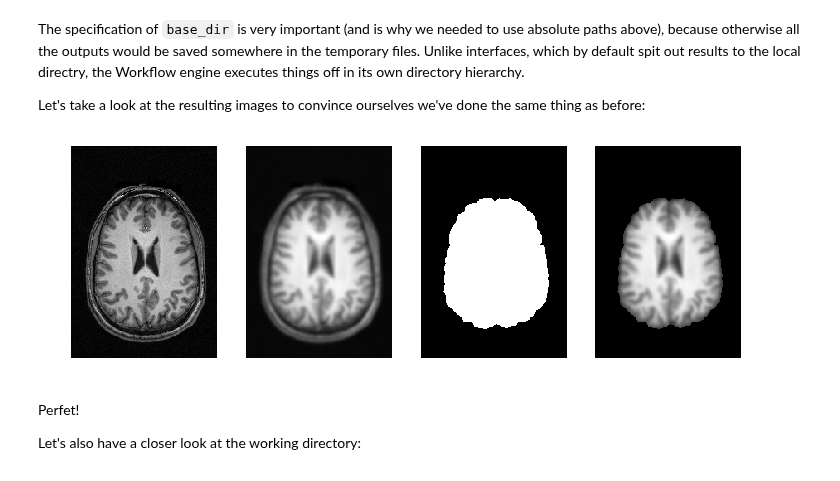
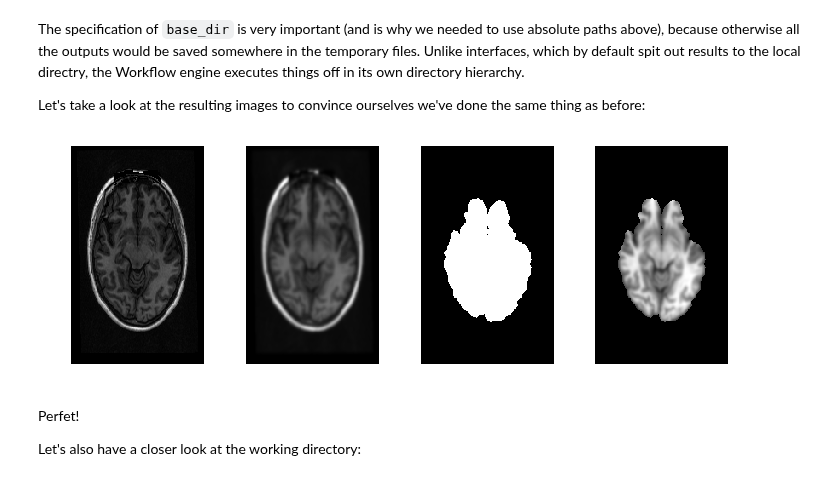
Before and after one commit to miykael/nipype_tutorial, a Jupyter notebook: notebooks/basic_workflow.ipynb, the cells around one changed output. Drawn from its saved outputs; the diff is of its cells as text; code cells hidden in the pictures.

```diff
--- a/notebooks/basic_workflow.ipynb
+++ b/notebooks/basic_workflow.ipynb
@@ -53,6 +55,6 @@ f = plt.figure(figsize=(12, 4))
 for i, img in enumerate(["T1w", "T1w_smooth",
                          "T1w_brain_mask", "T1w_smooth_mask"]):
     f.add_subplot(1, 4, i + 1)
-    plot_slice("/data/ds102/sub-02/anat/sub-02_%s.nii.gz" % img)
+    plot_slice("/data/ds000114/sub-02/anat/sub-02_%s.nii.gz" % img)
     plt.title(img)
 # %% [output]
@@ -66,29 +68,29 @@ from nipype.interfaces import fsl
 
 # Skullstrip process
 skullstrip = fsl.BET(
-    in_file="/data/ds102/sub-02/anat/sub-02_T1w.nii.gz",
-    out_file="/data/ds102/sub-02/anat/sub-02_T1w_brain.nii.gz",
+    in_file="/data/ds000114/sub-02/anat/sub-02_T1w.nii.gz",
+    out_file="/data/ds000114/sub-02/anat/sub-02_T1w_brain.nii.gz",
     mask=True)
 skullstrip.run()
 
 # Smoothing process
 smooth = fsl.IsotropicSmooth(
-    in_file="/data/ds102/sub-02/anat/sub-02_T1w.nii.gz",
-    out_file="/data/ds102/sub-02/anat/sub-02_T1w_smooth.nii.gz",
+    in_file="/data/ds000114/sub-02/anat/sub-02_T1w.nii.gz",
+    out_file="/data/ds000114/sub-02/anat/sub-02_T1w_smooth.nii.gz",
     fwhm=4)
 smooth.run()
 
 # Masking process
 mask = fsl.ApplyMask(
-    in_file="/data/ds102/sub-02/anat/sub-02_T1w_smooth.nii.gz",
-    out_file="/data/ds102/sub-02/anat/sub-02_T1w_smooth_mask.nii.gz",
-    mask_file="/data/ds102/sub-02/anat/sub-02_T1w_brain_mask.nii.gz")
+    in_file="/data/ds000114/sub-02/anat/sub-02_T1w_smooth.nii.gz",
+    out_file="/data/ds000114/sub-02/anat/sub-02_T1w_smooth_mask.nii.gz",
+    mask_file="/data/ds000114/sub-02/anat/sub-02_T1w_brain_mask.nii.gz")
 mask.run()
 
 f = plt.figure(figsize=(12, 4))
 for i, img in enumerate(["T1w", "T1w_smooth",
                          "T1w_brain_mask", "T1w_smooth_mask"]):
     f.add_subplot(1, 4, i + 1)
-    plot_slice("/data/ds102/sub-02/anat/sub-02_%s.nii.gz" % img)
+    plot_slice("/data/ds000114/sub-02/anat/sub-02_%s.nii.gz" % img)
     plt.title(img)
 # %% [output]
@@ -104,12 +106,12 @@ from nipype.interfaces import fsl
 
 # Skullstrip process
 skullstrip = fsl.BET(
-    in_file="/data/ds102/sub-02/anat/sub-02_T1w.nii.gz", mask=True)
+    in_file="/data/ds000114/sub-02/anat/sub-02_T1w.nii.gz", mask=True)
 bet_result = skullstrip.run()  # skullstrip object
 
 # Smooth process
 smooth = fsl.IsotropicSmooth(
-    in_file="/data/ds102/sub-02/anat/sub-02_T1w.nii.gz", fwhm=4)
+    in_file="/data/ds000114/sub-02/anat/sub-02_T1w.nii.gz", fwhm=4)
 smooth_result = smooth.run()  # smooth object
 
 # Mask process
@@ -121,6 +123,6 @@ f = plt.figure(figsize=(12, 4))
 for i, img in enumerate(["T1w", "T1w_smooth",
                          "T1w_brain_mask", "T1w_smooth_mask"]):
     f.add_subplot(1, 4, i + 1)
-    plot_slice("/data/ds102/sub-02/anat/sub-02_%s.nii.gz" % img)
+    plot_slice("/data/ds000114/sub-02/anat/sub-02_%s.nii.gz" % img)
     plt.title(img)
 # %% [output]
@@ -226,14 +244,14 @@ The specification of ``base_dir`` is very important (and is why we needed to use
 Let's take a look at the resulting images to convince ourselves we've done the same thing as before:
 # %%
 f = plt.figure(figsize=(12, 4))
-for i, img in enumerate(["/data/ds102/sub-02/anat/sub-02_T1w.nii.gz",
+for i, img in enumerate(["/data/ds000114/sub-02/anat/sub-02_T1w.nii.gz",
                          "working_dir/smoothflow/smooth/sub-02_T1w_smooth.nii.gz",
                          "working_dir/smoothflow/skullstrip/sub-02_T1w_brain_mask.nii.gz",
                          "working_dir/smoothflow/mask/sub-02_T1w_smooth_masked.nii.gz"]):
     f.add_subplot(1, 4, i + 1)
     plot_slice(img)
 # %% [output]
-[figure, old version]
+[figure, new version]
 # %% [markdown]
 Perfet!
 
```
Also changed, not shown: parts of 20 cells of this notebook, 2 other files.
